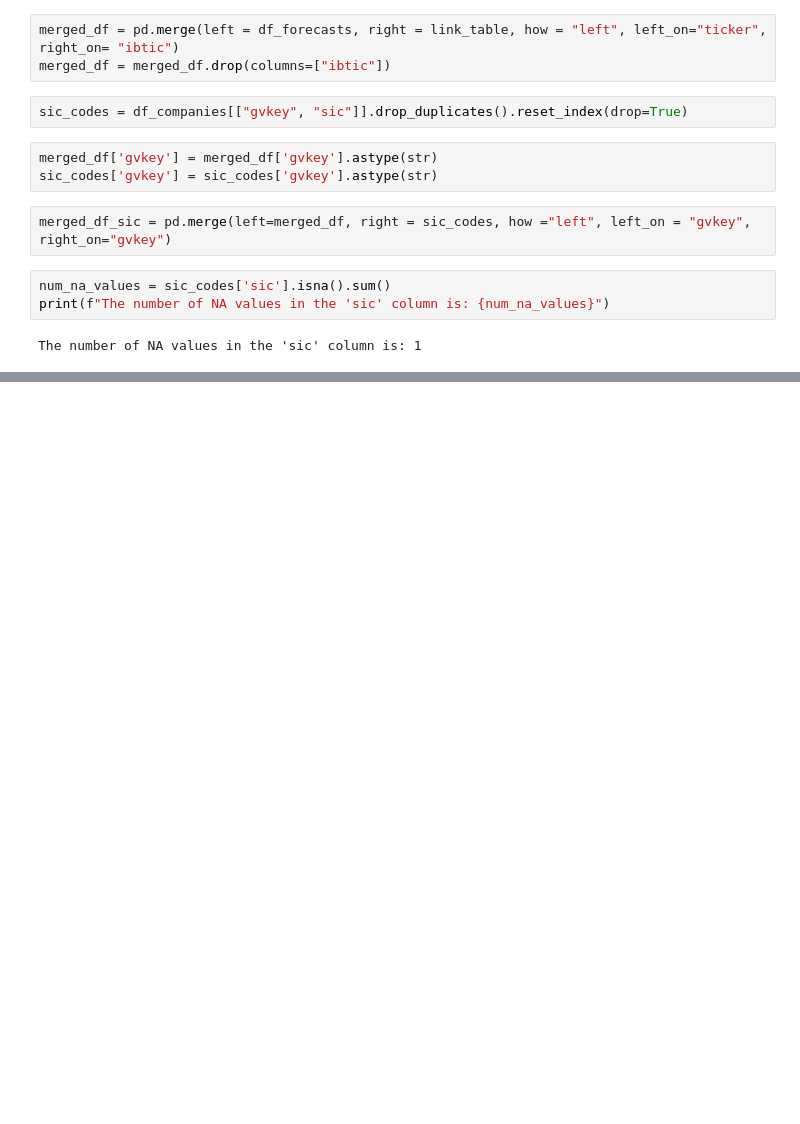
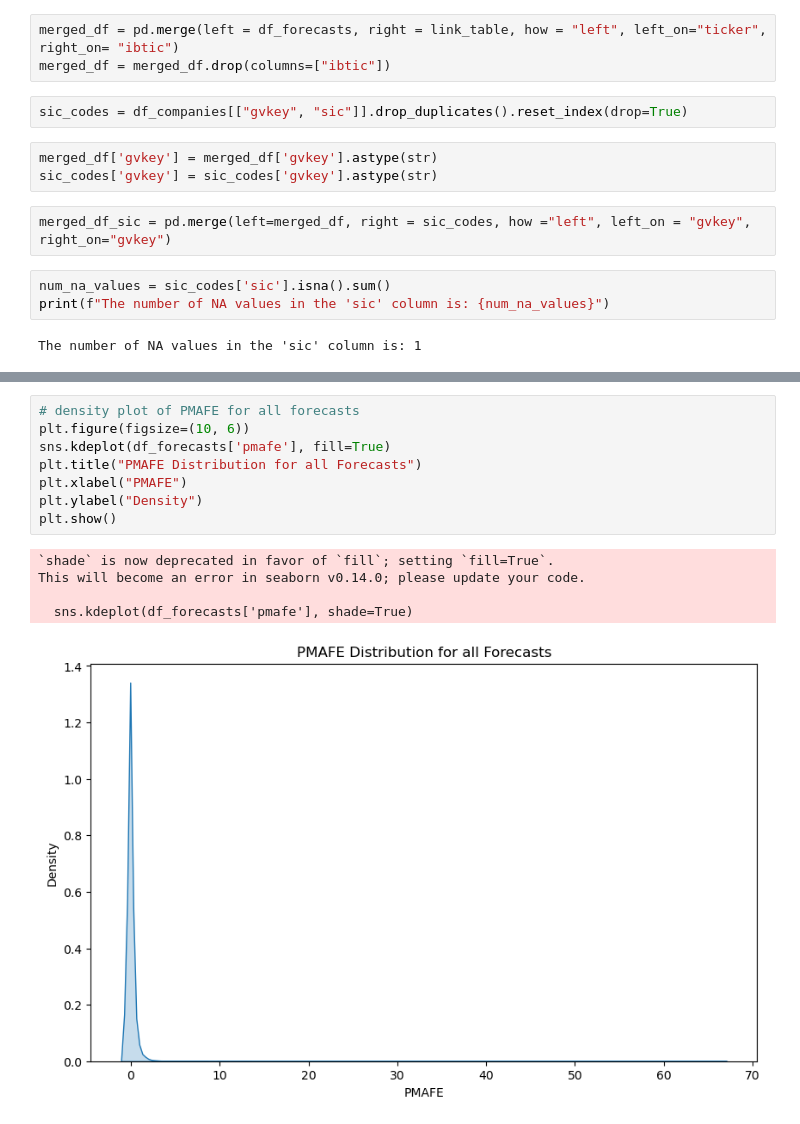
Before and after one commit to moshchev/gsfm_SS24, a Jupyter notebook: notebooks/marius_eda.ipynb, the cells around one changed output, grey strips where cells are left out. Cells and saved outputs as stored; diff of their text form; blank space fills up the shorter version.

```diff
--- a/notebooks/marius_eda.ipynb
+++ b/notebooks/marius_eda.ipynb
@@ -105,0 +195,14 @@ The number of NA values in the 'sic' column is: 1
+# %%
+# density plot of PMAFE for all forecasts
+plt.figure(figsize=(10, 6))
+sns.kdeplot(df_forecasts['pmafe'], fill=True)
+plt.title("PMAFE Distribution for all Forecasts")
+plt.xlabel("PMAFE")
+plt.ylabel("Density")
+plt.show()
+# %% [output]
+`shade` is now deprecated in favor of `fill`; setting `fill=True`.
+This will become an error in seaborn v0.14.0; please update your code.
+
+  sns.kdeplot(df_forecasts['pmafe'], shade=True)
+[figure, added]
```
Also changed, not shown: parts of 18 cells of this notebook.
